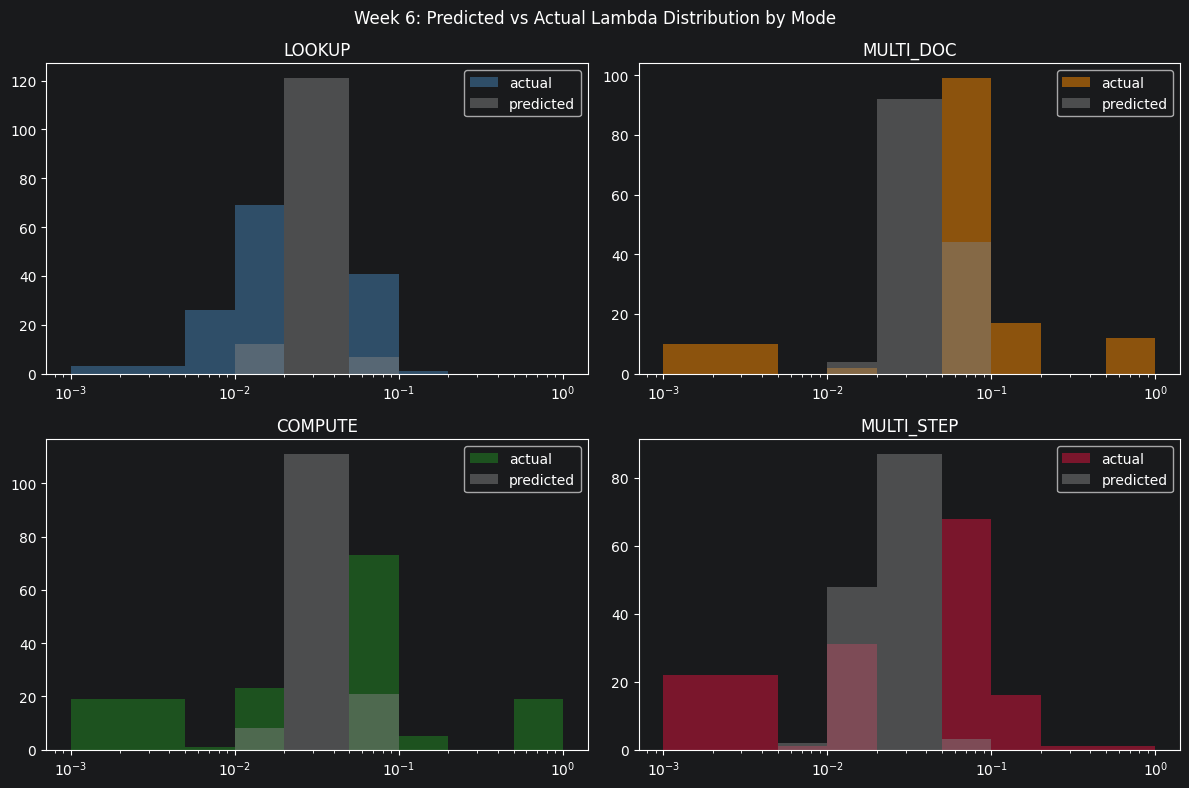
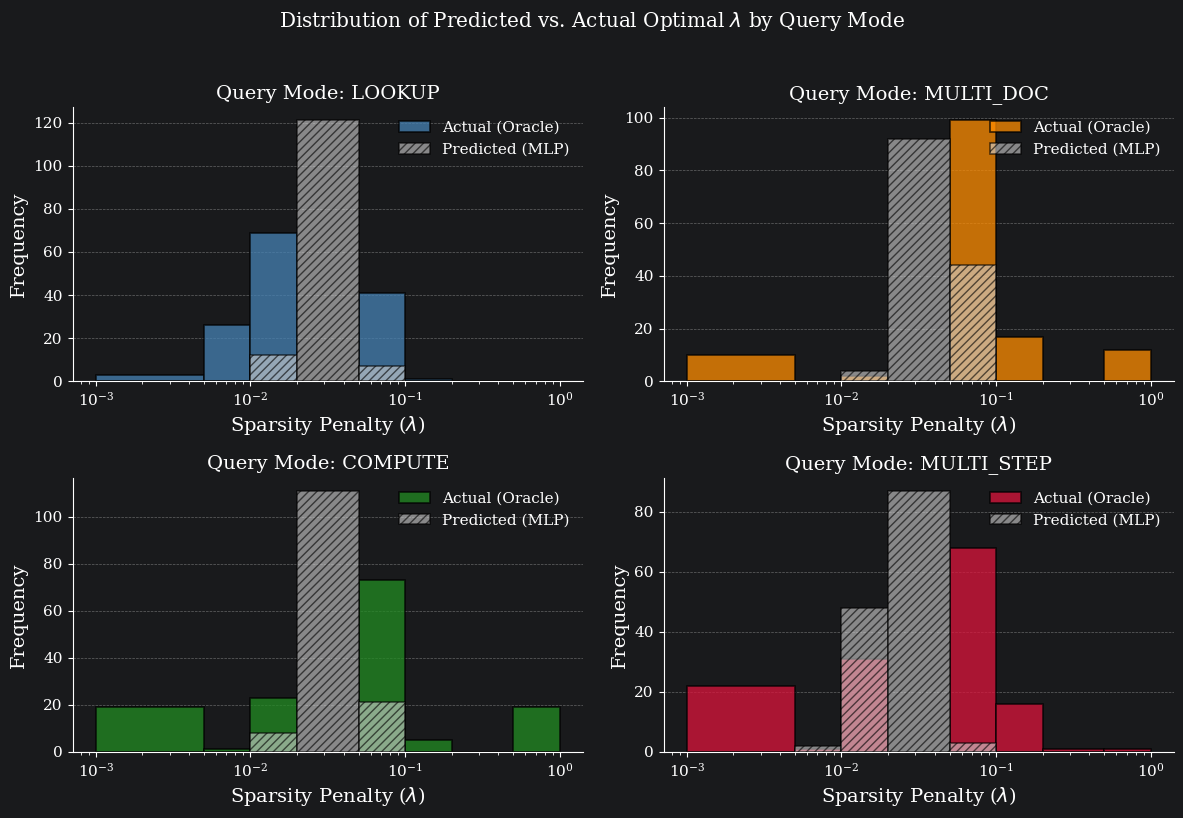
Code edit (unified diff) that turned the first committed figure into the second:
--- before
+++ after
@@ -1,2 +1,21 @@
+import matplotlib.pyplot as plt
+import numpy as np
+import torch
+
+# 1. Set Publication-Quality Global Parameters
+plt.rcParams.update({
+    'font.size': 12,
+    'font.family': 'serif',          # Matches LaTeX standard fonts (e.g., Computer Modern/Times)
+    'axes.labelsize': 14,            # Larger, readable axis labels
+    'axes.titlesize': 14,
+    'xtick.labelsize': 11,
+    'ytick.labelsize': 11,
+    'axes.spines.top': False,        # Remove chart junk (Tufte principles)
+    'axes.spines.right': False,
+    'axes.axisbelow': True,          # Put gridlines behind the data
+    'legend.fontsize': 11,
+    'legend.frameon': False          # Clean, borderless legends
+})
+
 with torch.no_grad():
     X_all_tensor = torch.tensor(X, dtype=torch.float32)
@@ -6,15 +25,39 @@
 
 fig, axes = plt.subplots(2, 2, figsize=(12, 8))
+
 for ax, mode in zip(axes.flatten(), MODES):
     mask = optimal_modes_arr == mode
-    ax.hist(y[mask], bins=LAMBDA_BINS, alpha=0.5,
-            label="actual", color=MODE_COLORS[mode])
-    ax.hist(all_preds[mask], bins=LAMBDA_BINS, alpha=0.5,
-            label="predicted", color="gray")
+
+    # 2. Plot Actual (Oracle) - Solid color with sharp borders
+    ax.hist(y[mask], bins=LAMBDA_BINS, alpha=0.75,
+            label="Actual (Oracle)", color=MODE_COLORS[mode],
+            edgecolor='black', linewidth=1.2)
+
+    # 3. Plot Predicted (MLP) - Neutral color with hatching for colorblind accessibility
+    ax.hist(all_preds[mask], bins=LAMBDA_BINS, alpha=0.6,
+            label="Predicted (MLP)", color="#D3D3D3",
+            edgecolor='black', linewidth=1.2, hatch='////')
+
     ax.set_xscale("log")
-    ax.set_title(f"{mode}")
-    ax.legend()
-plt.suptitle("Week 6: Predicted vs Actual Lambda Distribution by Mode")
+
+    # 4. Use LaTeX math text for Lambda
+    ax.set_title(f"Query Mode: {mode}")
+    ax.set_xlabel("Sparsity Penalty ($\\lambda$)")
+    ax.set_ylabel("Frequency")
+
+    # Subtle horizontal grid for easier visual value tracing
+    ax.yaxis.grid(True, linestyle='--', alpha=0.5)
+
+    ax.legend(loc='upper right')
+
+# Note: In actual NeurIPS papers, suptitles are usually omitted in favor of LaTeX figure captions.
+# But we will include a cleaned-up version here.
+plt.suptitle("Distribution of Predicted vs. Actual Optimal $\\lambda$ by Query Mode", y=1.02)
+
 plt.tight_layout()
-plt.savefig(f"{OUT}/predicted_vs_actual_lambda_hist.png", dpi=150)
+
+# 5. Save as PDF for LaTeX compatibility, and high-DPI PNG for quick viewing/slides
+plt.savefig(f"{OUT}/predicted_vs_actual_lambda_hist_neurips.pdf", format='pdf', bbox_inches='tight')
+plt.savefig(f"{OUT}/predicted_vs_actual_lambda_hist_neurips.png", format='png', bbox_inches='tight', dpi=300)
+
 plt.show()

Commit: Update predictor and notebooks